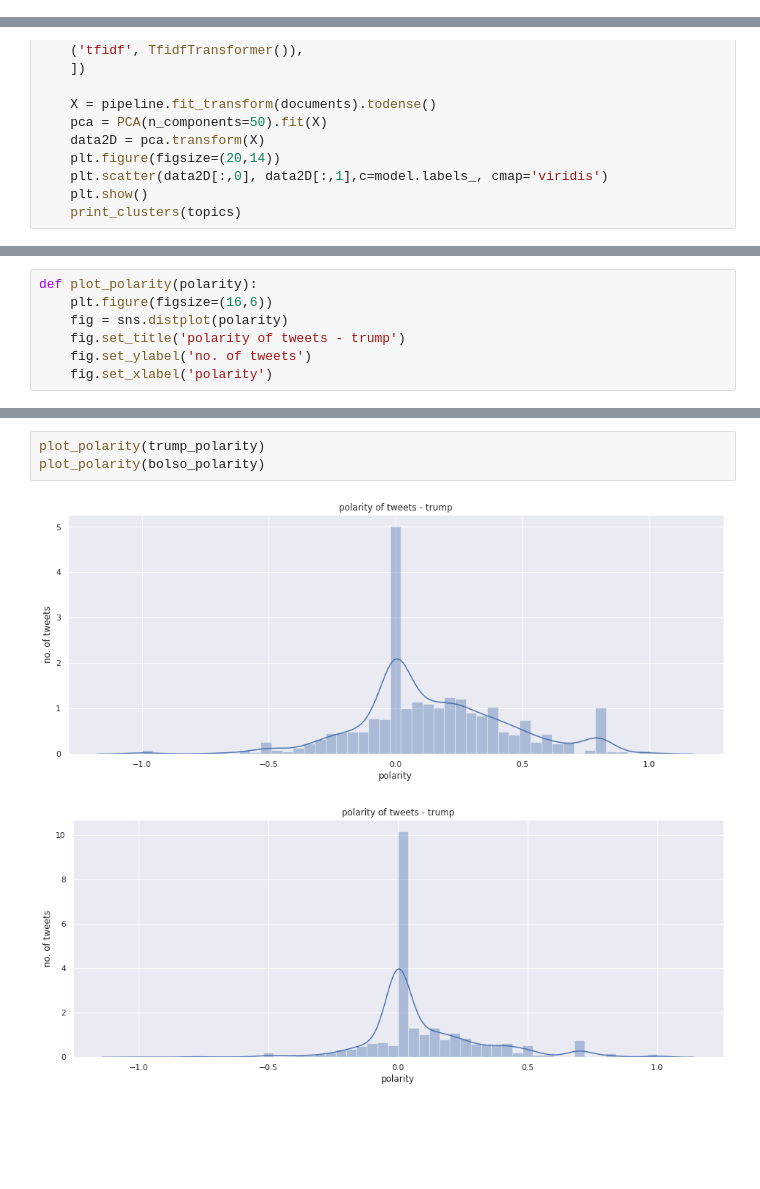
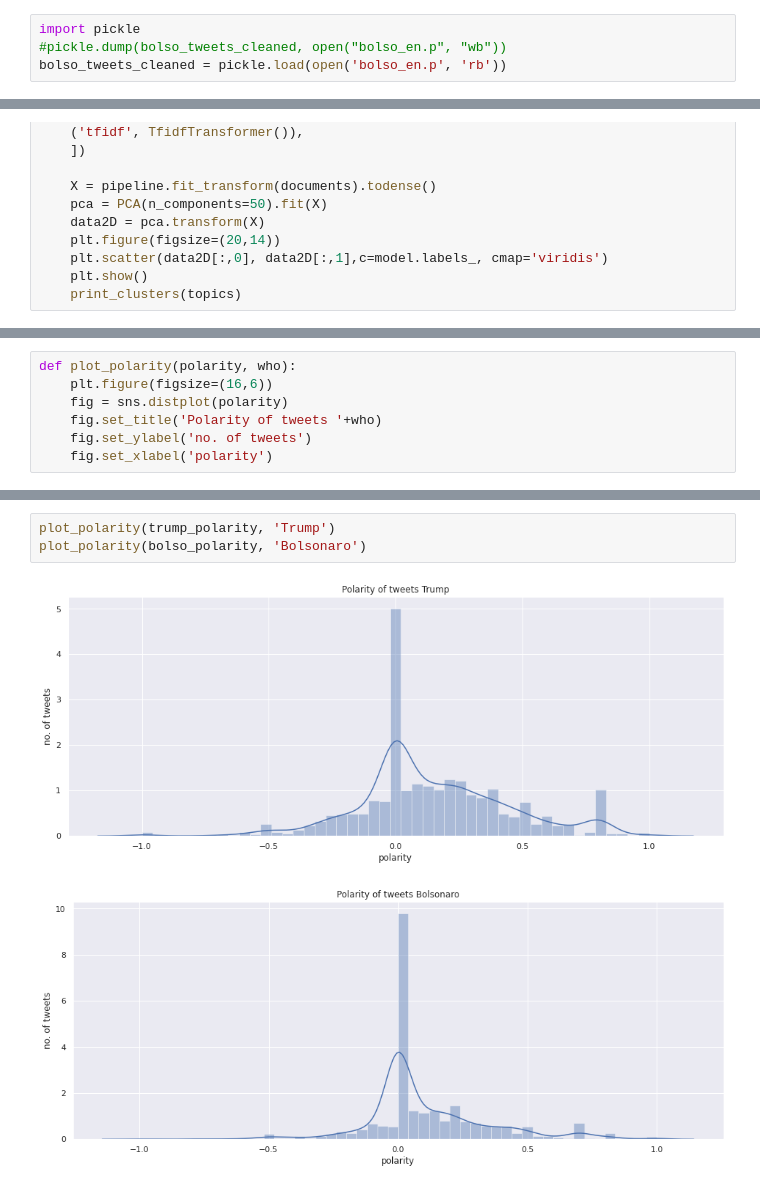
Before and after one commit to ggapp1/trump-vs-bolso, a Jupyter notebook: analysis.ipynb, the cells around one changed output, grey strips where cells are left out. Cells and saved outputs as stored; diff of their text form; blank space fills up the shorter version.

```diff
--- a/analysis.ipynb
+++ b/analysis.ipynb
@@ -77,0 +89,4 @@ google_new_transError: 429 (Too Many Requests) from TTS API. Probable cause: Unk
+# %%
+import pickle
+#pickle.dump(bolso_tweets_cleaned, open("bolso_en.p", "wb"))
+bolso_tweets_cleaned = pickle.load(open('bolso_en.p', 'rb'))
@@ -173,8 +196,8 @@ trump_eh, trump_polarity = sentiment_analysis(trump_tweets_cleaned,0)
 # %%
-def plot_polarity(polarity):
+def plot_polarity(polarity, who):
     plt.figure(figsize=(16,6))
     fig = sns.distplot(polarity)
-    fig.set_title('polarity of tweets - trump')
+    fig.set_title('Polarity of tweets '+who)
     fig.set_ylabel('no. of tweets')
     fig.set_xlabel('polarity')
 # %%
@@ -206,7 +228,7 @@ def plot_erasehate(erase_pred):
     ax3.set_xlabel('prob. of neutral speech')
 # %%
-plot_polarity(trump_polarity)
-plot_polarity(bolso_polarity)
+plot_polarity(trump_polarity, 'Trump')
+plot_polarity(bolso_polarity, 'Bolsonaro')
 # %% [output]
 [figure]
-[figure, old version]
+[figure, new version]
```
Also changed, not shown: parts of 27 cells of this notebook, 3 other files.
